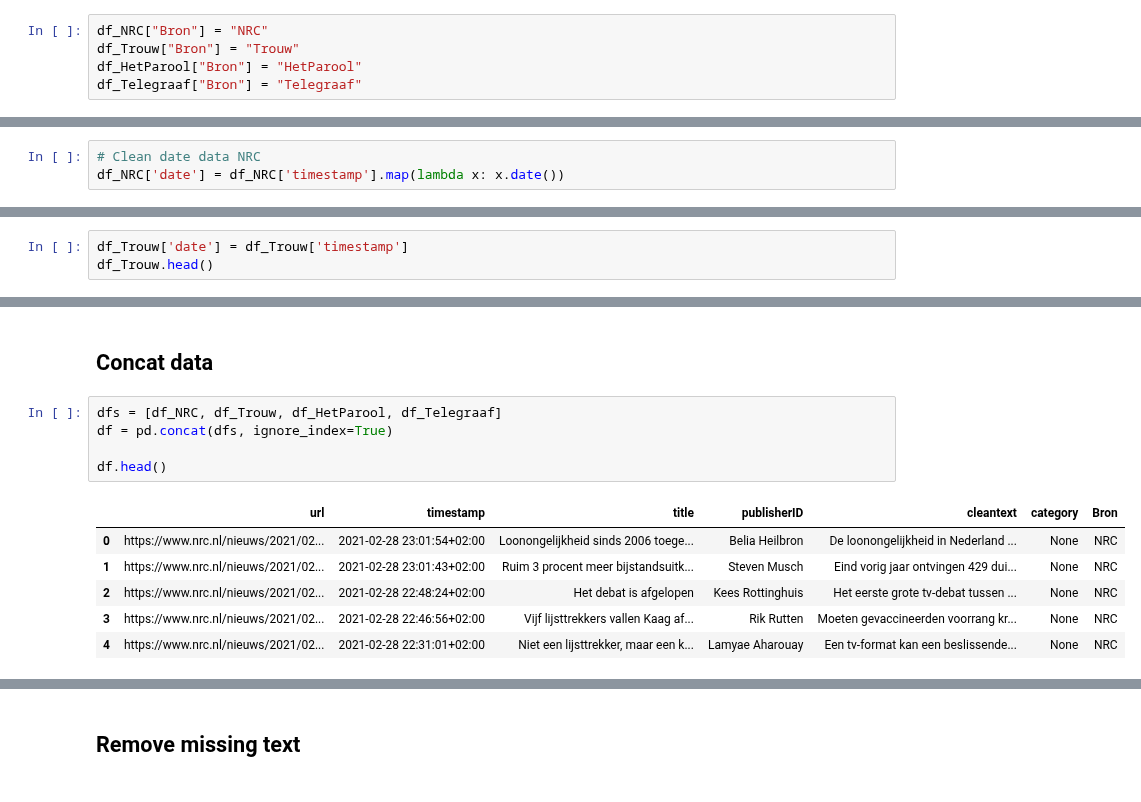
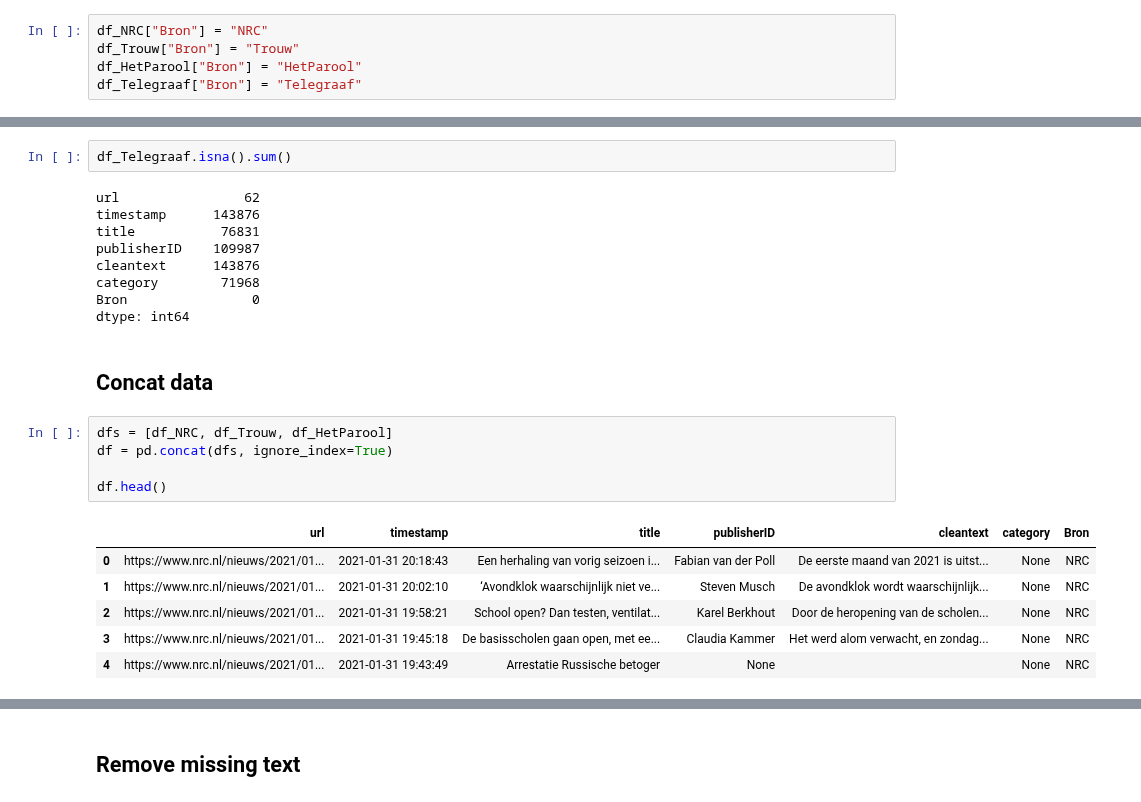
Before and after one commit to Chris-Congleton/MSc-Thesis, a Jupyter notebook: Playground/Testset_2021_playground.ipynb, the cells around one changed output, grey strips where cells are left out. Cells and saved outputs as stored; diff of their text form.

```diff
--- a/Playground/Testset_2021_playground.ipynb
+++ b/Playground/Testset_2021_playground.ipynb
@@ -84,3 +81,0 @@ df_Telegraaf["Bron"] = "Telegraaf"
-# %%
-# Clean date data NRC
-df_NRC['date'] = df_NRC['timestamp'].map(lambda x: x.date())
@@ -103,3 +127,0 @@ df_Trouw.head()
-# %%
-df_Trouw['date'] = df_Trouw['timestamp']
-df_Trouw.head()
@@ -120,14 +128,25 @@ ConversionError: ignored
+# %%
+df_Telegraaf.isna().sum()
+# %% [output]
+url                62
+timestamp      143876
+title           76831
+publisherID    109987
+cleantext      143876
+category        71968
+Bron                0
+dtype: int64
 # %% [markdown]
 ## Concat data
 # %%
-dfs = [df_NRC, df_Trouw, df_HetParool, df_Telegraaf]
+dfs = [df_NRC, df_Trouw, df_HetParool]
 df = pd.concat(dfs, ignore_index=True)
 
 df.head()
 # %% [output]
 |  | url | timestamp | title | publisherID | cleantext | category | Bron |
-| 0 | https://www.nrc.nl/nieuws/2021/02... | 2021-02-28 23:01:54+02:00 | Loonongelijkheid sinds 2006 toege... | Belia Heilbron | De loonongelijkheid in Nederland ... | None | NRC |
-| 1 | https://www.nrc.nl/nieuws/2021/02... | 2021-02-28 23:01:43+02:00 | Ruim 3 procent meer bijstandsuitk... | Steven Musch | Eind vorig jaar ontvingen 429 dui... | None | NRC |
-| 2 | https://www.nrc.nl/nieuws/2021/02... | 2021-02-28 22:48:24+02:00 | Het debat is afgelopen | Kees Rottinghuis | Het eerste grote tv-debat tussen ... | None | NRC |
-| 3 | https://www.nrc.nl/nieuws/2021/02... | 2021-02-28 22:46:56+02:00 | Vijf lijsttrekkers vallen Kaag af... | Rik Rutten | Moeten gevaccineerden voorrang kr... | None | NRC |
-| 4 | https://www.nrc.nl/nieuws/2021/02... | 2021-02-28 22:31:01+02:00 | Niet een lijsttrekker, maar een k... | Lamyae Aharouay | Een tv-format kan een beslissende... | None | NRC |
+| 0 | https://www.nrc.nl/nieuws/2021/01... | 2021-01-31 20:18:43 | Een herhaling van vorig seizoen i... | Fabian van der Poll | De eerste maand van 2021 is uitst... | None | NRC |
+| 1 | https://www.nrc.nl/nieuws/2021/01... | 2021-01-31 20:02:10 | ‘Avondklok waarschijnlijk niet ve... | Steven Musch | De avondklok wordt waarschijnlijk... | None | NRC |
+| 2 | https://www.nrc.nl/nieuws/2021/01... | 2021-01-31 19:58:21 | School open? Dan testen, ventilat... | Karel Berkhout | Door de heropening van de scholen... | None | NRC |
+| 3 | https://www.nrc.nl/nieuws/2021/01... | 2021-01-31 19:45:18 | De basisscholen gaan open, met ee... | Claudia Kammer | Het werd alom verwacht, en zondag... | None | NRC |
+| 4 | https://www.nrc.nl/nieuws/2021/01... | 2021-01-31 19:43:49 | Arrestatie Russische betoger | None |  | None | NRC |
```
Also changed, not shown: parts of 35 cells of this notebook.
